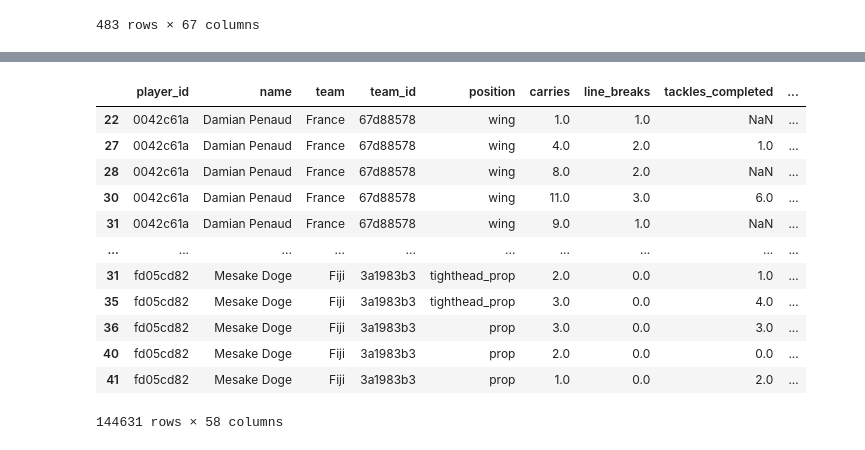
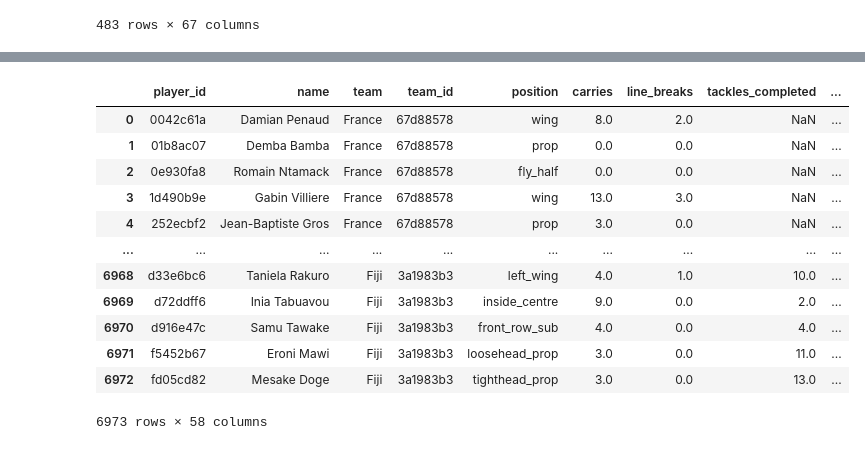
Before and after one commit to mycycler22/ghost_of_eden_park, a Jupyter notebook: player_data.ipynb, the cells around one changed output, grey strips where cells are left out. Cells and saved outputs as stored; diff of their text form; code cells hidden in the pictures.

```diff
--- a/player_data.ipynb
+++ b/player_data.ipynb
@@ -124,8 +120,15 @@ pandas.core.frame.DataFrame
 # %%
-from itertools import chain
+player_stats = pd.DataFrame()
+dfs = []
 
-player_stats = pd.DataFrame()
+for date, ids in zip(all_players['game_date'], all_players['players']):
+    for id in ids:
+        dfs.append(
+            fetch_player_stats(
+                player_id = id,
+                date = date
+            )
+        )
 
-for id in chain.from_iterable(all_players['players']):
-    player_stats = pd.concat([player_stats, fetch_player_stats(player_id=id)])
+player_stats = pd.concat(dfs, ignore_index=True)
 # %% [output]
@@ -149,19 +152,16 @@ Fetching all player stats for player_id: fd05cd82...
-# %%
-test_player_stats = player_stats[player_stats['team_id'].isin(test_nations['team_id'])]
-
-
-test_player_stats
-# %% [output]
-|  | player_id | name | team | team_id | position | carries | line_breaks | tackles_completed | ... |
-| 22 | 0042c61a | Damian Penaud | France | 67d88578 | wing | 1.0 | 1.0 | NaN | ... |
-| 27 | 0042c61a | Damian Penaud | France | 67d88578 | wing | 4.0 | 2.0 | 1.0 | ... |
-| 28 | 0042c61a | Damian Penaud | France | 67d88578 | wing | 8.0 | 2.0 | NaN | ... |
-| 30 | 0042c61a | Damian Penaud | France | 67d88578 | wing | 11.0 | 3.0 | 6.0 | ... |
-| 31 | 0042c61a | Damian Penaud | France | 67d88578 | wing | 9.0 | 1.0 | NaN | ... |
-| ... | ... | ... | ... | ... | ... | ... | ... | ... | ... |
-| 31 | fd05cd82 | Mesake Doge | Fiji | 3a1983b3 | tighthead_prop | 2.0 | 0.0 | 1.0 | ... |
-| 35 | fd05cd82 | Mesake Doge | Fiji | 3a1983b3 | tighthead_prop | 3.0 | 0.0 | 4.0 | ... |
-| 36 | fd05cd82 | Mesake Doge | Fiji | 3a1983b3 | prop | 3.0 | 0.0 | 3.0 | ... |
-| 40 | fd05cd82 | Mesake Doge | Fiji | 3a1983b3 | prop | 2.0 | 0.0 | 0.0 | ... |
-| 41 | fd05cd82 | Mesake Doge | Fiji | 3a1983b3 | prop | 1.0 | 0.0 | 2.0 | ... |
-144631 rows × 58 columns
+# %%
+player_stats
+# %% [output]
+|  | player_id | name | team | team_id | position | carries | line_breaks | tackles_completed | ... |
+| 0 | 0042c61a | Damian Penaud | France | 67d88578 | wing | 8.0 | 2.0 | NaN | ... |
+| 1 | 01b8ac07 | Demba Bamba | France | 67d88578 | prop | 0.0 | 0.0 | NaN | ... |
+| 2 | 0e930fa8 | Romain Ntamack | France | 67d88578 | fly_half | 0.0 | 0.0 | NaN | ... |
+| 3 | 1d490b9e | Gabin Villiere | France | 67d88578 | wing | 13.0 | 3.0 | NaN | ... |
+| 4 | 252ecbf2 | Jean-Baptiste Gros | France | 67d88578 | prop | 3.0 | 0.0 | NaN | ... |
+| ... | ... | ... | ... | ... | ... | ... | ... | ... | ... |
+| 6968 | d33e6bc6 | Taniela Rakuro | Fiji | 3a1983b3 | left_wing | 4.0 | 1.0 | 10.0 | ... |
+| 6969 | d72ddff6 | Inia Tabuavou | Fiji | 3a1983b3 | inside_centre | 9.0 | 0.0 | 2.0 | ... |
+| 6970 | d916e47c | Samu Tawake | Fiji | 3a1983b3 | front_row_sub | 4.0 | 0.0 | 4.0 | ... |
+| 6971 | f5452b67 | Eroni Mawi | Fiji | 3a1983b3 | loosehead_prop | 3.0 | 0.0 | 11.0 | ... |
+| 6972 | fd05cd82 | Mesake Doge | Fiji | 3a1983b3 | tighthead_prop | 3.0 | 0.0 | 13.0 | ... |
+6973 rows × 58 columns
```
Also changed, not shown: parts of 4 cells of this notebook.
